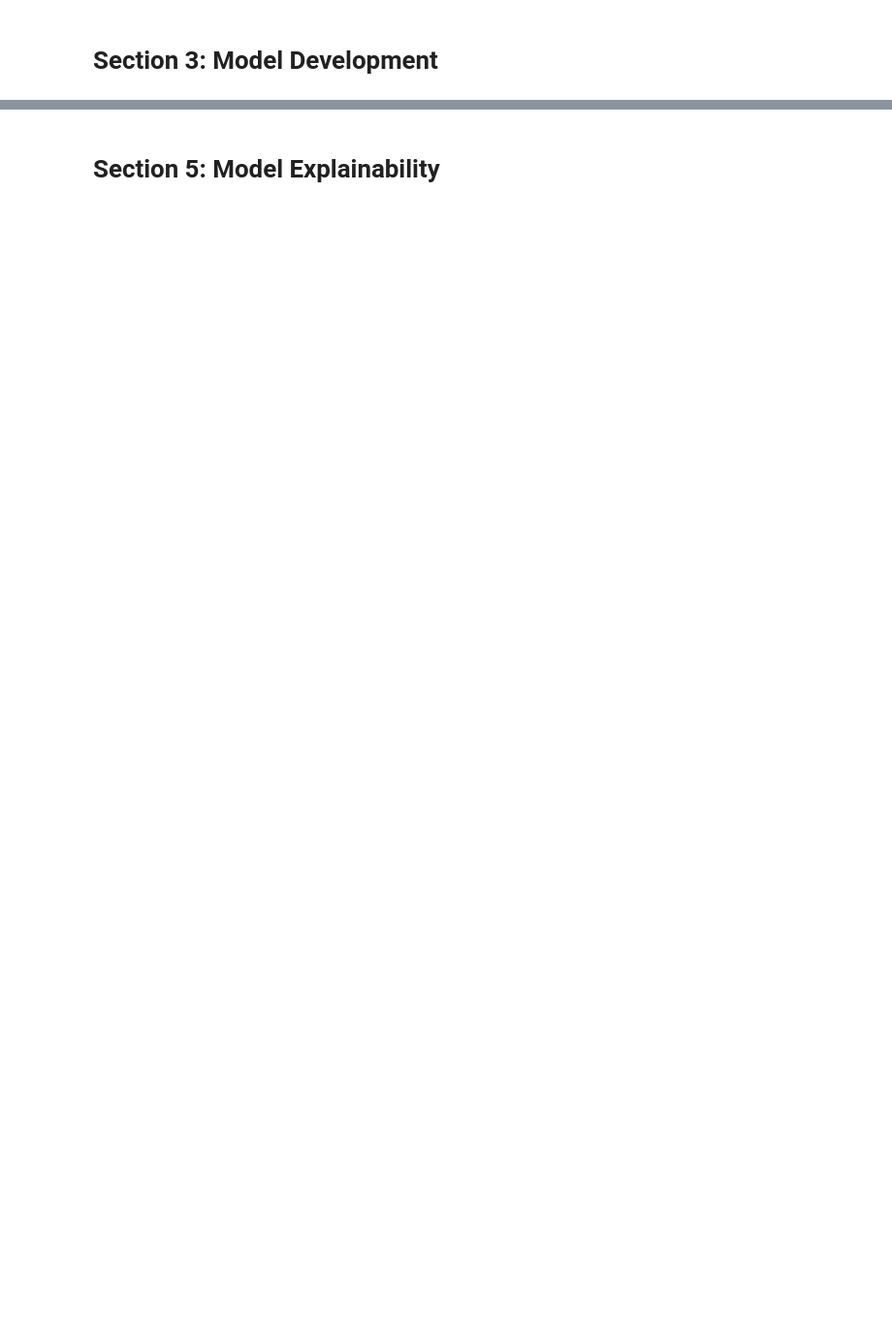
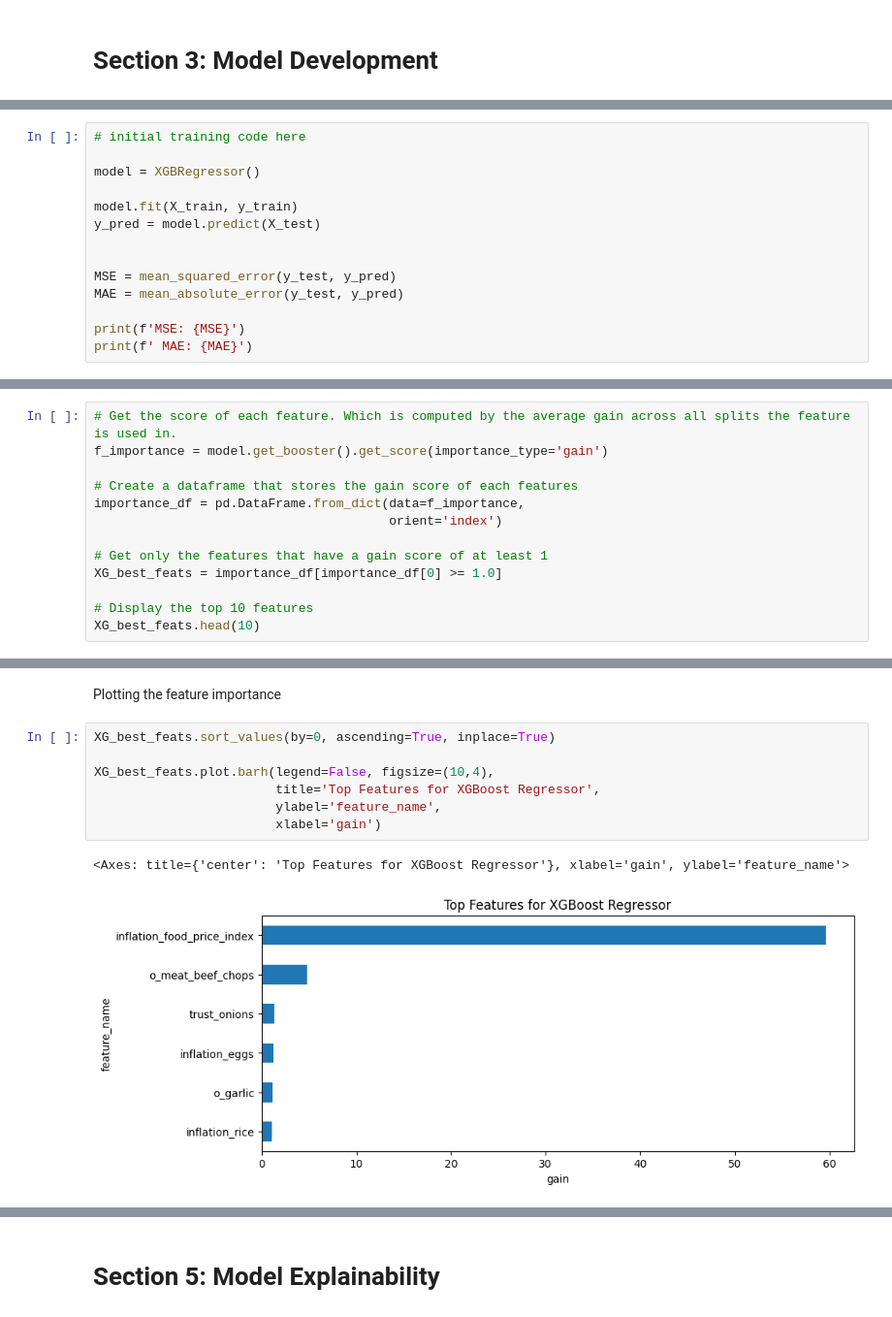
Before and after one commit to falarion08/Country-Inflation-Prediction, a Jupyter notebook: ML_Notebook.ipynb, the cells around one changed output, grey strips where cells are left out. Shown at 97% size. Cells and saved outputs as stored; diff of their text form; blank space fills up the shorter version.

```diff
--- a/ML_Notebook.ipynb
+++ b/ML_Notebook.ipynb
@@ -408,0 +657,14 @@ Note: Eto ung mga itatry ko hehehe feel free to comment na lang or chat sa dc he
+# %%
+# initial training code here
+
+model = XGBRegressor()
+
+model.fit(X_train, y_train)
+y_pred = model.predict(X_test)
+
+
+MSE = mean_squared_error(y_test, y_pred)
+MAE = mean_absolute_error(y_test, y_pred)
+
+print(f'MSE: {MSE}')
+print(f' MAE: {MAE}')
@@ -408,0 +678,13 @@ Note: Eto ung mga itatry ko hehehe feel free to comment na lang or chat sa dc he
+# %%
+# Get the score of each feature. Which is computed by the average gain across all splits the feature is used in.
+f_importance = model.get_booster().get_score(importance_type='gain')
+
+# Create a dataframe that stores the gain score of each features
+importance_df = pd.DataFrame.from_dict(data=f_importance,
+                                       orient='index')
+
+# Get only the features that have a gain score of at least 1
+XG_best_feats = importance_df[importance_df[0] >= 1.0]
+
+# Display the top 10 features
+XG_best_feats.head(10)
@@ -408,0 +699,12 @@ Note: Eto ung mga itatry ko hehehe feel free to comment na lang or chat sa dc he
+# %% [markdown]
+Plotting the feature importance
+# %%
+XG_best_feats.sort_values(by=0, ascending=True, inplace=True)
+
+XG_best_feats.plot.barh(legend=False, figsize=(10,4),
+                        title='Top Features for XGBoost Regressor',
+                        ylabel='feature_name',
+                        xlabel='gain')
+# %% [output]
+<Axes: title={'center': 'Top Features for XGBoost Regressor'}, xlabel='gain', ylabel='feature_name'>
+[figure, added]
```
Also changed, not shown: parts of 187 cells of this notebook.
